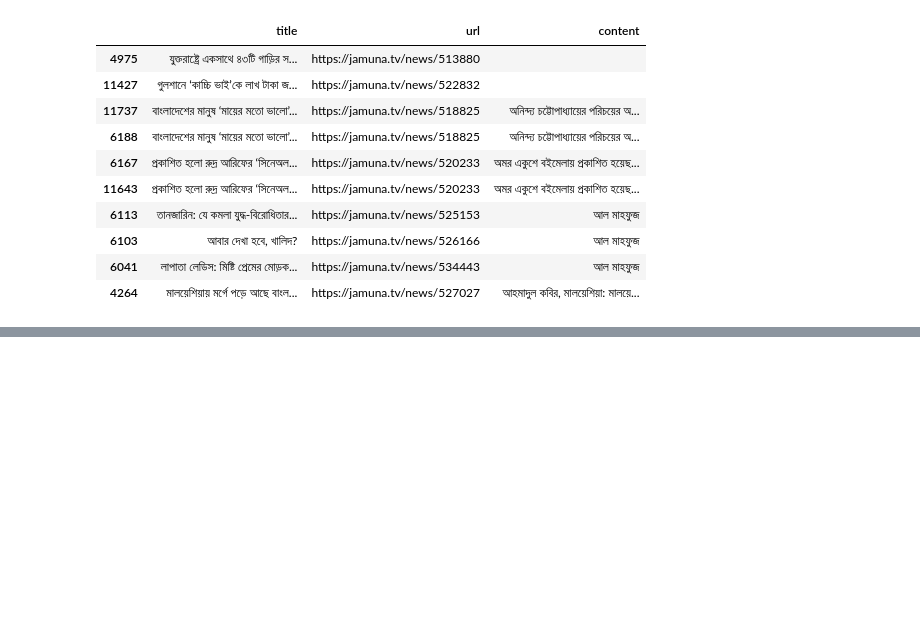
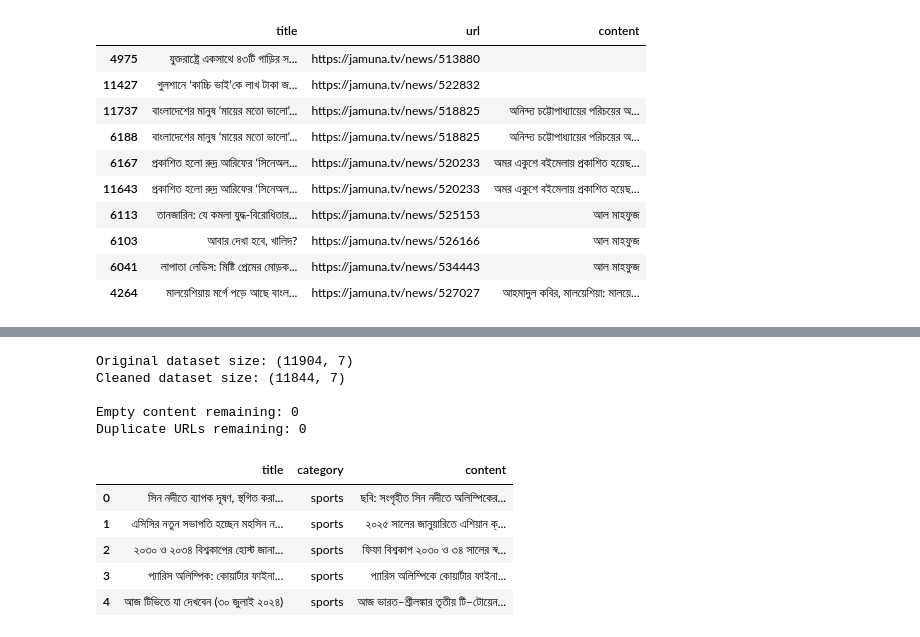
Before and after one commit to Supan-Roy/Bengali-Keyword-Extractor, a Jupyter notebook: notebooks/01_dataset_exploration.ipynb, the cells around one changed output, grey strips where cells are left out. Drawn from its saved outputs; the diff is of its cells as text; code cells hidden in the pictures; blank space fills up the shorter version.

Commit message:
complete dataset exploration

```diff
--- a/notebooks/01_dataset_exploration.ipynb
+++ b/notebooks/01_dataset_exploration.ipynb
@@ -181,0 +283,20 @@ display(
+# %%
+print("Original dataset size:", df.shape)
+print("Cleaned dataset size:", df_clean.shape)
+
+print("\nEmpty content remaining:", (df_clean["content"] == "").sum())
+print("Duplicate URLs remaining:", df_clean["url"].duplicated().sum())
+
+display(df_clean[["title", "category", "content"]].head())
+# %% [output]
+Original dataset size: (11904, 7)
+Cleaned dataset size: (11844, 7)
+
+Empty content remaining: 0
+Duplicate URLs remaining: 0
+|  | title | category | content |
+| 0 | সিন নদীতে ব্যাপক দূষণ, স্থগিত করা... | sports | ছবি: সংগৃহীত সিন নদীতে অলিম্পিকের... |
+| 1 | এসিসির নতুন সভাপতি হচ্ছেন মহসিন ন... | sports | ২০২৫ সালের জানুয়ারিতে এশিয়ান ক্... |
+| 2 | ২০৩০ ও ২০৩৪ বিশ্বকাপের হোস্ট জানা... | sports | ফিফা বিশ্বকাপ ২০৩০ ও ৩৪ সালের স্ব... |
+| 3 | প্যারিস অলিম্পিক: কোয়ার্টার ফাইনা... | sports | প্যারিস অলিম্পিকে কোয়ার্টার ফাইনা... |
+| 4 | আজ টিভিতে যা দেখবেন (৩০ জুলাই ২০২৪) | sports | আজ ভারত–শ্রীলঙ্কার তৃতীয় টি–টোয়েন... |
```
Also changed, not shown: parts of 10 cells of this notebook.
